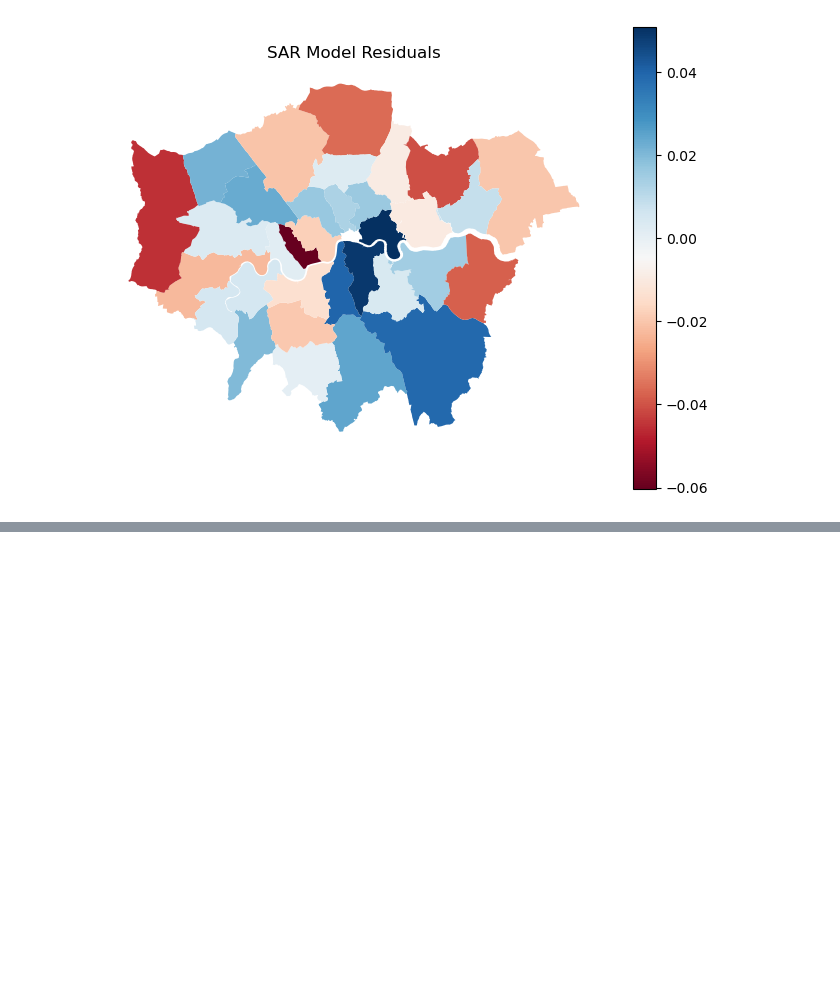
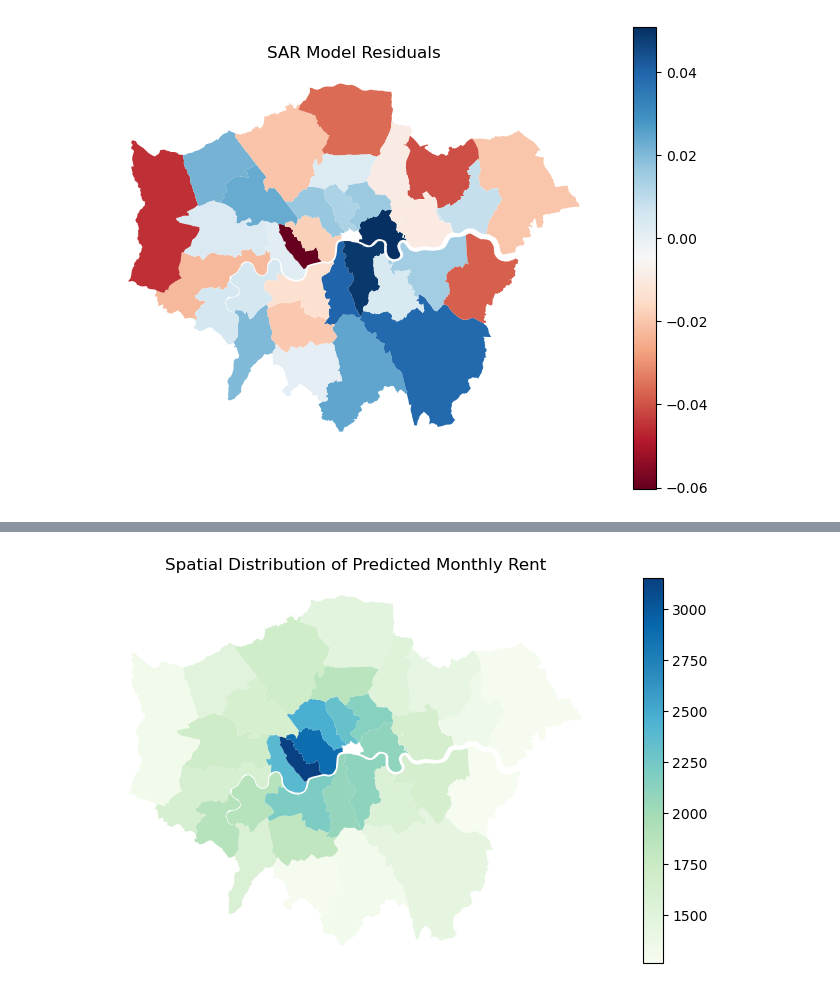
Before and after one commit to VeraLi0710/13Group-work_Airbnb-Patterns-London, a Jupyter notebook: Moran_point_pattern.ipynb, the cells around one changed output, grey strips where cells are left out. Cells and saved outputs as stored; diff of their text form; code cells hidden in the pictures; blank space fills up the shorter version.

```diff
--- a/Moran_point_pattern.ipynb
+++ b/Moran_point_pattern.ipynb
@@ -497,0 +517,8 @@ None
+# %%
+fig, ax = plt.subplots(figsize=(10, 5))
+zone.plot(column='Monthly_rent_2023', cmap='GnBu', legend=True, ax=ax)
+ax.set_title("Spatial Distribution of Predicted Monthly Rent")
+ax.set_axis_off()
+plt.show()
+# %% [output]
+[figure, added]
```
Also changed, not shown: parts of 19 cells of this notebook, 5 other files.
